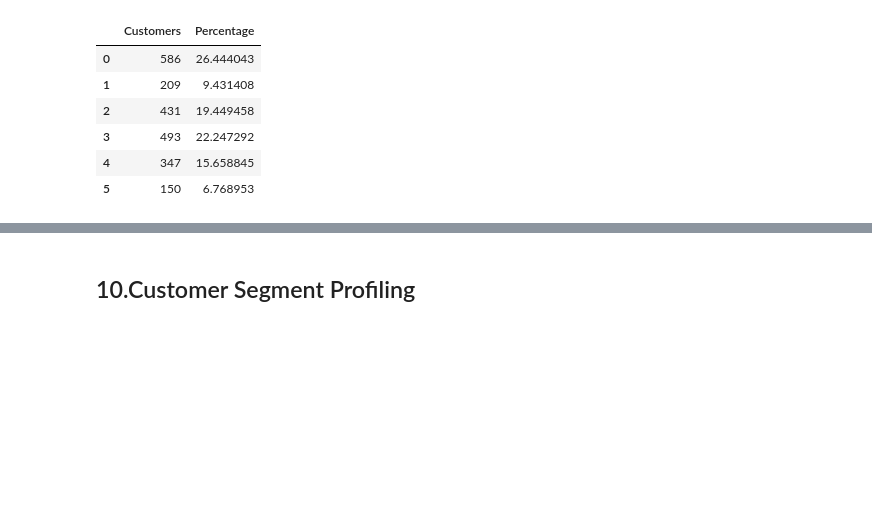
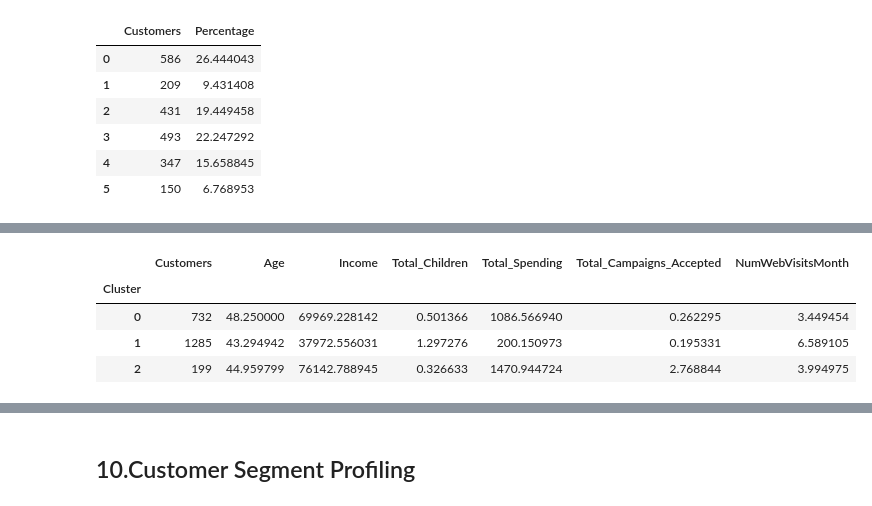
Before and after one commit to fridacarbajalordonez/customer-segmentation-kmeans, a Jupyter notebook: notebooks/customer_segmentation.ipynb, the cells around one changed output, grey strips where cells are left out. Saved outputs shown, nothing was run; the diff lists cells and outputs as text; code cells hidden in the pictures; blank space fills up the shorter version.

```diff
--- a/notebooks/customer_segmentation.ipynb
+++ b/notebooks/customer_segmentation.ipynb
@@ -1505,0 +1515,8 @@ cluster_profile
+# %%
+cluster_profiles[3]
+# %% [output]
+|  | Customers | Age | Income | Total_Children | Total_Spending | Total_Campaigns_Accepted | NumWebVisitsMonth |
+| Cluster |  |  |  |  |  |  |  |
+| 0 | 732 | 48.250000 | 69969.228142 | 0.501366 | 1086.566940 | 0.262295 | 3.449454 |
+| 1 | 1285 | 43.294942 | 37972.556031 | 1.297276 | 200.150973 | 0.195331 | 6.589105 |
+| 2 | 199 | 44.959799 | 76142.788945 | 0.326633 | 1470.944724 | 2.768844 | 3.994975 |
```
Also changed, not shown: parts of 13 cells of this notebook.
